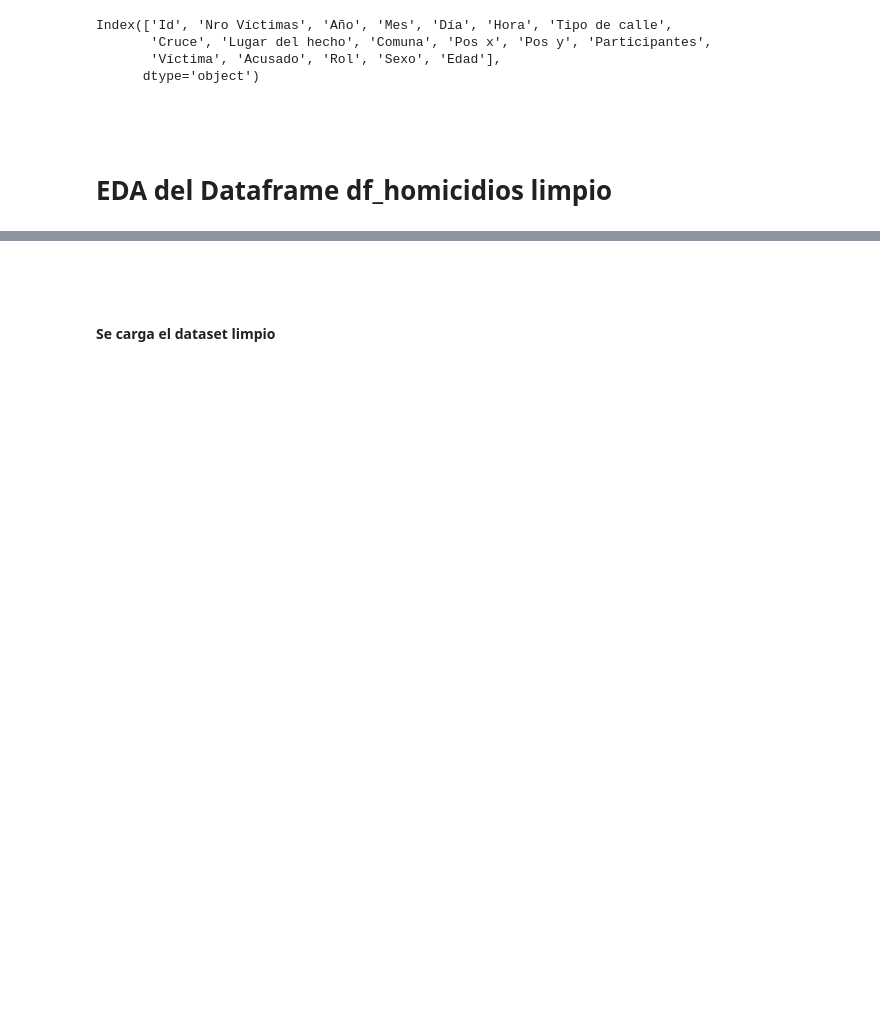
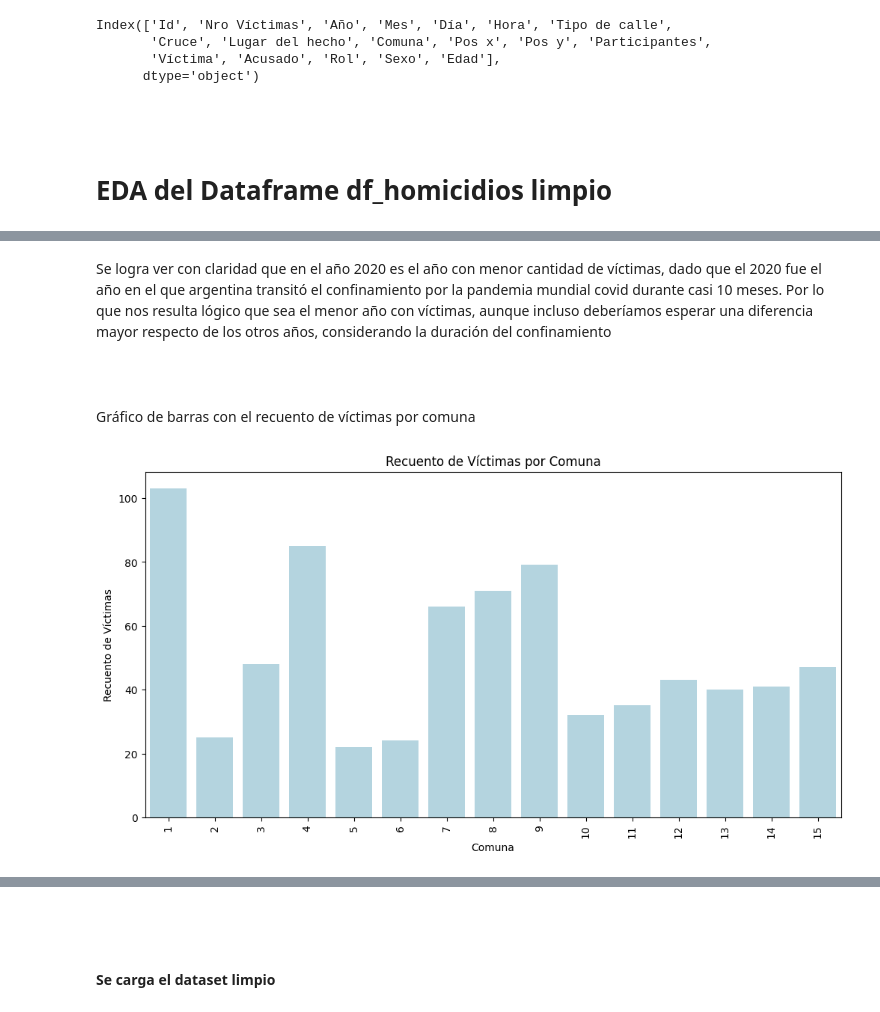
Before and after one commit to SebitaElGordito/PI_02_siniestros_viales, a Jupyter notebook: ETL y EDA.ipynb, the cells around one changed output, grey strips where cells are left out. Cells and saved outputs as stored; diff of their text form; code cells hidden in the pictures; blank space fills up the shorter version.

```diff
--- a/ETL y EDA.ipynb
+++ b/ETL y EDA.ipynb
@@ -601,0 +684,24 @@ Index(['Id', 'Nro Víctimas', 'Año', 'Mes', 'Día', 'Hora', 'Tipo de calle',
+# %% [markdown]
+Se logra ver con claridad que en el año 2020 es el año con menor cantidad de víctimas, dado que el 2020 fue el año en el que argentina transitó el confinamiento por la pandemia mundial covid durante casi 10 meses. Por lo que nos resulta lógico que sea el menor año con víctimas, aunque incluso deberíamos esperar una diferencia mayor respecto de los otros años, considerando la duración del confinamiento
+# %% [markdown]
+<br>
+<br>
+
+Gráfico de barras con el recuento de víctimas por comuna
+# %%
+# Crear el gráfico de barras con el recuento de víctimas por comuna
+plt.figure(figsize=(12, 6))
+sns.countplot(data=df_homicidios, x='Comuna', color='lightblue')
+
+# Personalizar el gráfico
+plt.xlabel('Comuna')
+plt.ylabel('Recuento de Víctimas')
+plt.title('Recuento de Víctimas por Comuna')
+
+# Rotar las etiquetas del eje x para una mejor legibilidad
+plt.xticks(rotation=90)
+
+# Mostrar el gráfico
+plt.show()
+# %% [output]
+[figure, added]
```
Also changed, not shown: parts of 15 cells of this notebook, 2 other files.
